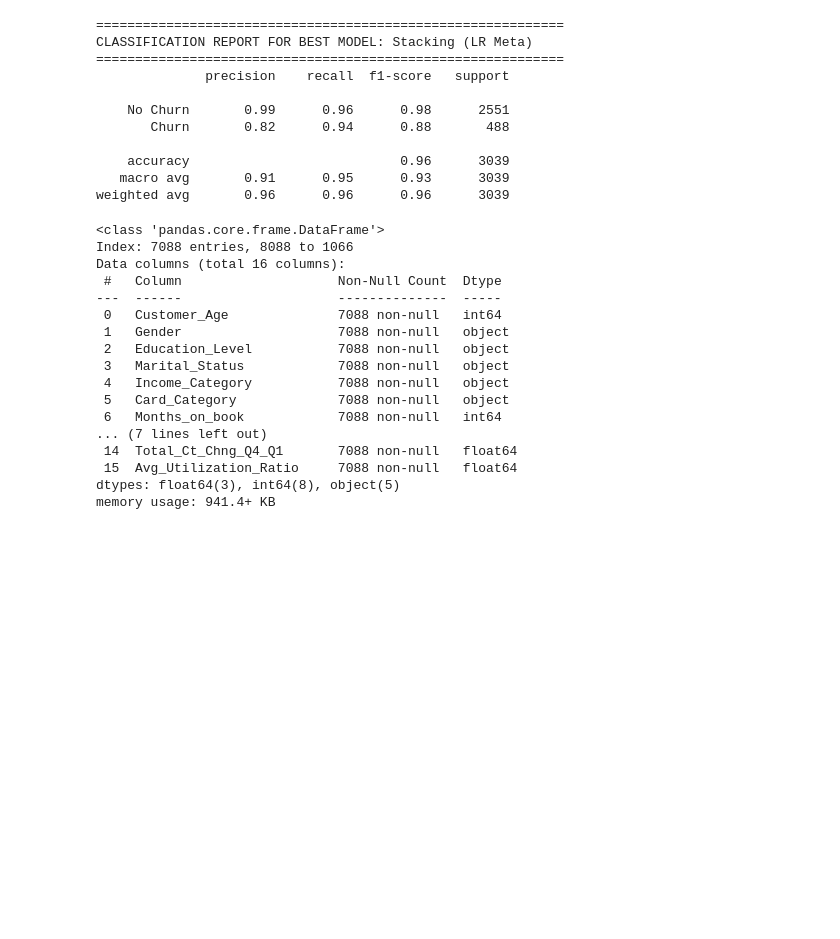
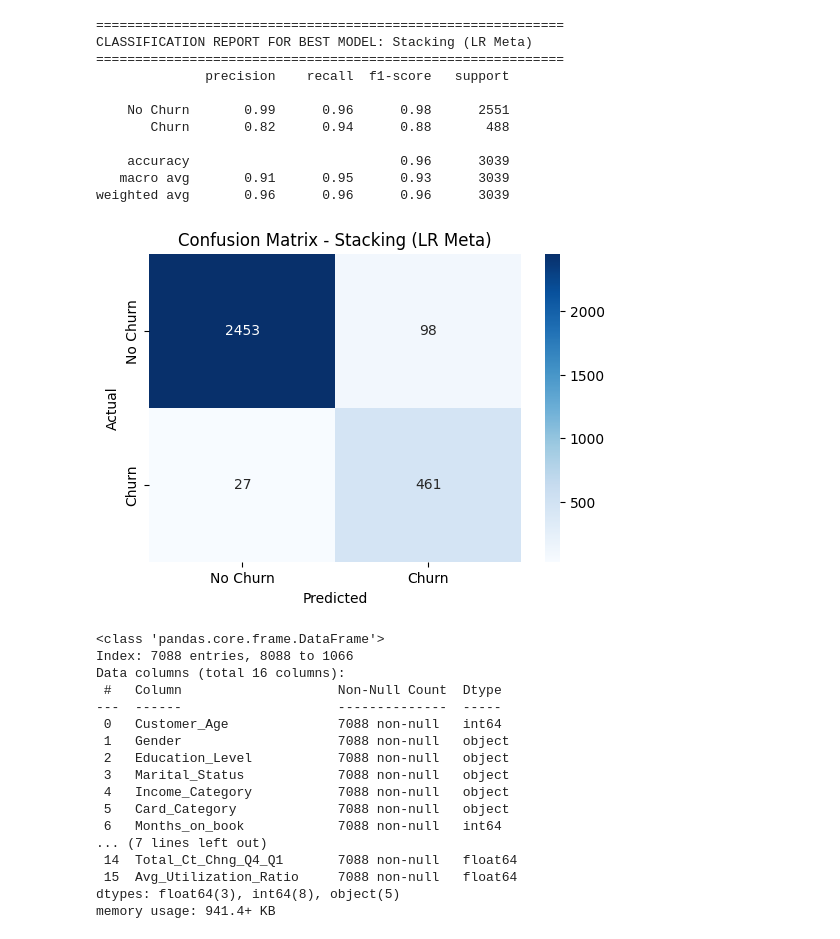
Before and after one commit to Sayan156/New-Churnshield, a Jupyter notebook: churn_shield_model_final.ipynb, the cells around one changed output. Cells and saved outputs as stored; diff of their text form; code cells hidden in the pictures; blank space fills up the shorter version.

```diff
--- a/churn_shield_model_final.ipynb
+++ b/churn_shield_model_final.ipynb
@@ -69,30 +71,33 @@ def make_stacking_base(model):
 
 
 #  base classifiers (used for both standalone & stacking)
-base_rf = RandomForestClassifier(n_estimators=300, max_depth=8, min_samples_split=5, class_weight='balanced', random_state=42)
-base_gb = HistGradientBoostingClassifier(max_iter=200, learning_rate=0.05, max_depth=3, class_weight='balanced', random_state=42) # ✅ Fixes GB imbalance
+base_rf = RandomForestClassifier(n_estimators=300, max_depth=8, min_samples_split=5,class_weight='balanced', random_state=42)
+base_gb = HistGradientBoostingClassifier(max_iter=200, learning_rate=0.05, max_depth=3,class_weight='balanced', random_state=42) # ✅ Fixes GB imbalance
 base_xgb = XGBClassifier(n_estimators=300, learning_rate=0.05, max_depth=4, subsample=0.8, colsample_bytree=0.8,
-                         scale_pos_weight=(len(y_train)-sum(y_train))/sum(y_train), eval_metric='logloss', random_state=42, use_label_encoder=False)
-base_cat = CatBoostClassifier(iterations=200, learning_rate=0.05, depth=4, random_state=42, verbose=0)
+                         scale_pos_weight=(len(y_train)-sum(y_train))/sum(y_train),
+                          eval_metric='logloss', random_state=42, use_label_encoder=False)
+base_cat = CatBoostClassifier(iterations=200, learning_rate=0.05, depth=4, random_state=42, verbose=0) # ✅ Fixes CatBoost imbalance
 # seperate stacking base estimators for LR and XGB meta-learners to avoid data leakage from fitted models
 stack_rf_lr = RandomForestClassifier(n_estimators=300, max_depth=8,
-min_samples_split=5, class_weight='balanced', random_state=42)
+min_samples_split=5,class_weight='balanced',  random_state=42)
 stack_gb_lr = HistGradientBoostingClassifier(max_iter=200, learning_rate=0.05,
-max_depth=3, class_weight='balanced', random_state=42)
+max_depth=3,class_weight='balanced',  random_state=42)
 stack_xgb_lr = XGBClassifier(n_estimators=300, learning_rate=0.05, max_depth=4,
+                             scale_pos_weight=(len(y_train)-sum(y_train))/sum(y_train),
 subsample=0.8, colsample_bytree=0.8,
 
-scale_pos_weight=(len(y_train)-sum(y_train))/sum(y_train), eval_metric='logloss',
+ eval_metric='logloss',
 random_state=42)
 
 stack_rf_xgb = RandomForestClassifier(n_estimators=300, max_depth=8,
 min_samples_split=5, class_weight='balanced', random_state=42)
 stack_gb_xgb = HistGradientBoostingClassifier(max_iter=200, learning_rate=0.05,
-max_depth=3, class_weight='balanced', random_state=42)
+max_depth=3, class_weight='balanced',  random_state=42)
 stack_xgb_xgb = XGBClassifier(n_estimators=300, learning_rate=0.05, max_depth=4,
+                                scale_pos_weight=(len(y_train)-sum(y_train))/sum(y_train),
 subsample=0.8, colsample_bytree=0.8,
 
-scale_pos_weight=(len(y_train)-sum(y_train))/sum(y_train), eval_metric='logloss',
+ eval_metric='logloss',
 random_state=42)
 # Stacking estimators for LR meta-learner
 stack_est_lr = [
@@ -200,6 +205,20 @@ CLASSIFICATION REPORT FOR BEST MODEL: Stacking (LR Meta)
     accuracy                           0.96      3039
    macro avg       0.91      0.95      0.93      3039
 weighted avg       0.96      0.96      0.96      3039
+# %%
+#confusion matrix for the best model
+from sklearn.metrics import confusion_matrix
+import seaborn as sns
+import matplotlib.pyplot as plt
+cm = confusion_matrix(y_test, y_pred_best)
+plt.figure(figsize=(6,4))
+sns.heatmap(cm, annot=True, fmt='d', cmap='Blues', xticklabels=['No Churn', 'Churn'], yticklabels=['No Churn', 'Churn'])
+plt.xlabel('Predicted')
+plt.ylabel('Actual')
+plt.title('Confusion Matrix - Stacking (LR Meta)')
+plt.show()
+# %% [output]
+[figure, added]
 # %%
 X_train.info()
 # %% [output]
```
Also changed, not shown: parts of 1 cell of this notebook, 3 other files.
